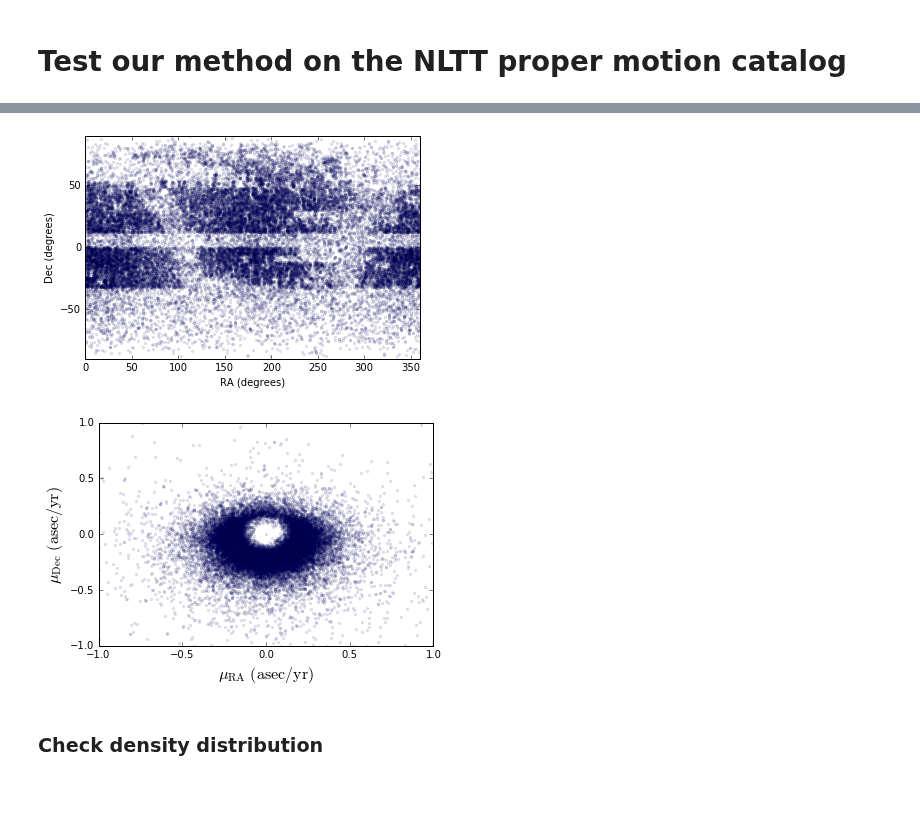
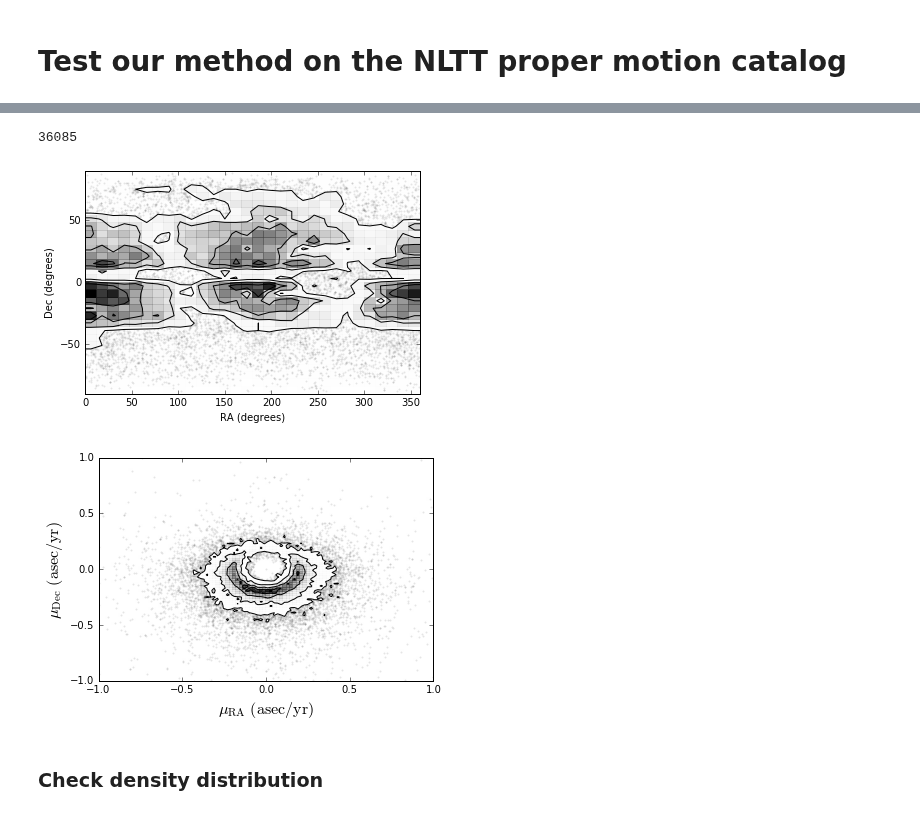
Before and after one commit to astroJeff/gaia_binaries, a Jupyter notebook: notebooks/NLTT.ipynb, the cells around one changed output, grey strips where cells are left out. Cells and saved outputs as stored; diff of their text form; code cells hidden in the pictures.

Commit message:
Updated .tex, added 2dhist plot to NLTT notebook

```diff
--- a/notebooks/NLTT.ipynb
+++ b/notebooks/NLTT.ipynb
@@ -25,20 +24,32 @@ print t.colnames
+# %%
+print len(t['ra'])
+# %% [output]
+36085
 # %%
-plt.scatter(t['ra'], t['dec'], marker='.', alpha=0.1)
+contourf_kwargs = {'bins':30}
+corner.hist2d(t['ra'], t['dec'], range=[(0,360),(-90,90)], **contourf_kwargs)
+#plt.scatter(t['ra'], t['dec'], marker='.', alpha=0.1)
 plt.xlim(0,360)
 plt.ylim(-90,90)
 plt.xlabel('RA (degrees)')
 plt.ylabel('Dec (degrees)')
 plt.show()
 
-plt.scatter(t['mu_ra'], t['mu_dec'], marker='.', alpha=0.1)
+
+contourf_kwargs = {'bins':100}
+corner.hist2d(t['mu_ra'], t['mu_dec'], range=[(-1,1),(-1,1)], **contourf_kwargs)
+#plt.scatter(t['mu_ra'], t['mu_dec'], marker='.', alpha=0.1)
 plt.xlabel(r'$\mu_{\rm RA}\ {\rm (asec/yr)}$', size=16)
 plt.ylabel(r'$\mu_{\rm Dec}\ {\rm (asec/yr)}$', size=16)
 plt.xlim(-1,1)
 plt.ylim(-1,1)
+
+#plt.axes().set_aspect('equal')
+
 plt.show()
 # %% [output]
-[figure, old version]
+[figure, new version]
-[figure, old version]
+[figure, new version]
 # %%
 def deg_to_rad(theta):
     """ Convert from degrees to radians """
```
Also changed, not shown: parts of 1 cell of this notebook, 1 other file.
